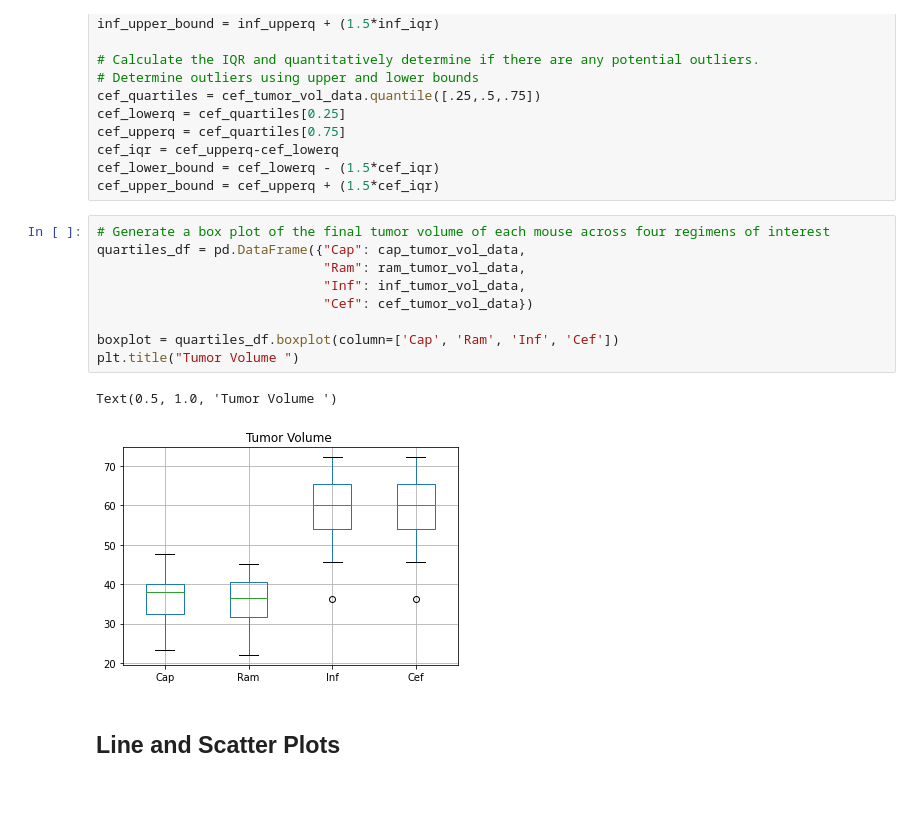
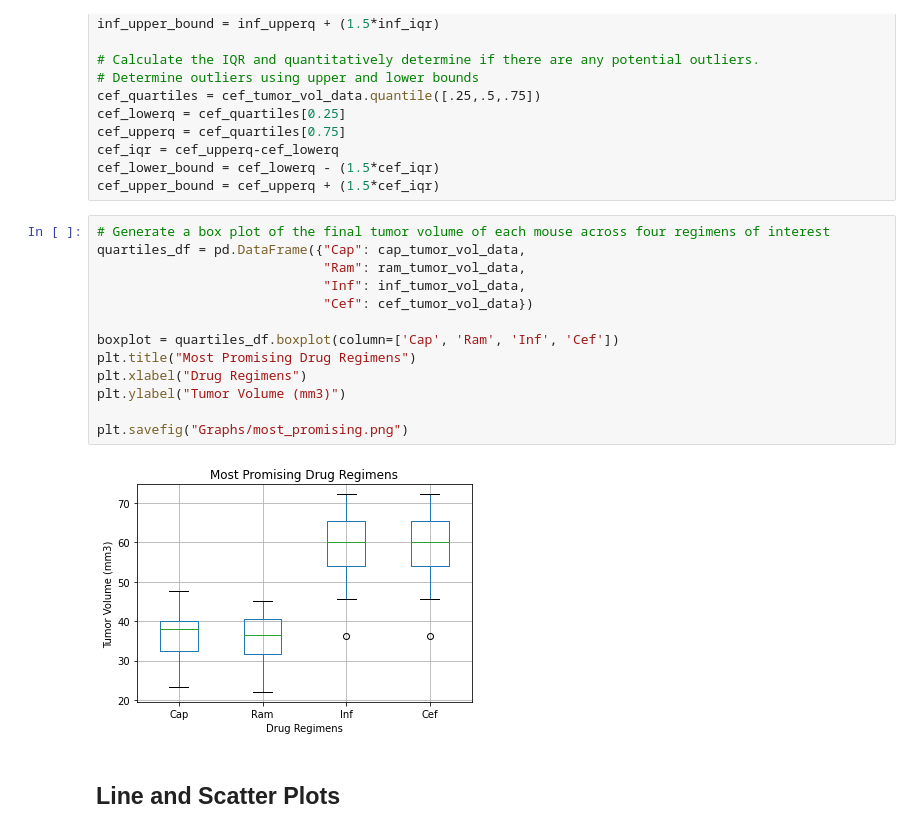
Before and after one commit to michellesimek/Pymaceuticals_challenge, a Jupyter notebook: Pymaceuticals_pymaceuticals_starter_with_plots.ipynb, the cells around one changed output. Drawn from its saved outputs; the diff is of its cells as text; blank space fills up the shorter version.

```diff
--- a/Pymaceuticals_pymaceuticals_starter_with_plots.ipynb
+++ b/Pymaceuticals_pymaceuticals_starter_with_plots.ipynb
@@ -331,15 +341,18 @@ cef_upper_bound = cef_upperq + (1.5*cef_iqr)
 # %%
 # Generate a box plot of the final tumor volume of each mouse across four regimens of interest
 quartiles_df = pd.DataFrame({"Cap": cap_tumor_vol_data,
                              "Ram": ram_tumor_vol_data,
                              "Inf": inf_tumor_vol_data,
                              "Cef": cef_tumor_vol_data})
 
 boxplot = quartiles_df.boxplot(column=['Cap', 'Ram', 'Inf', 'Cef'])
-plt.title("Tumor Volume ")
+plt.title("Most Promising Drug Regimens")
+plt.xlabel("Drug Regimens")
+plt.ylabel("Tumor Volume (mm3)")
+
+plt.savefig("Graphs/most_promising.png")
 # %% [output]
-Text(0.5, 1.0, 'Tumor Volume ')
-[figure, old version]
+[figure, new version]
 # %% [markdown]
 ## Line and Scatter Plots
 # %%
```
Also changed, not shown: parts of 6 cells of this notebook.
